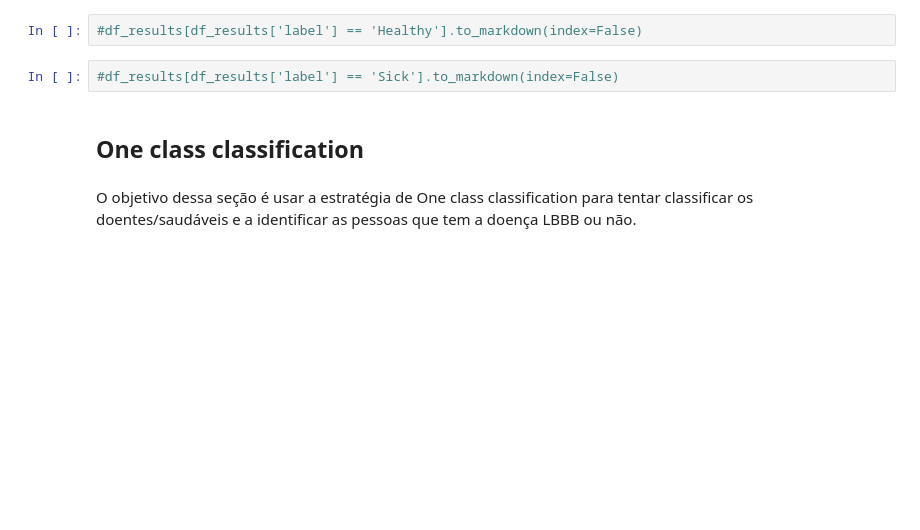
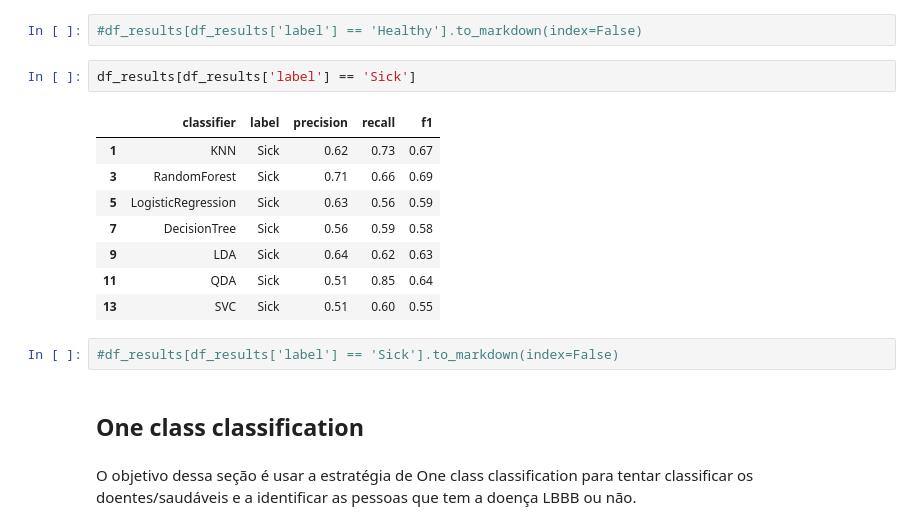
Before and after one commit to raularaju/visibility_graph_classifier, a Jupyter notebook: teste.ipynb, the cells around one changed output. Saved outputs shown, nothing was run; the diff lists cells and outputs as text; blank space fills up the shorter version.

```diff
--- a/teste.ipynb
+++ b/teste.ipynb
@@ -1712,5 +1528,16 @@ df_results[float_columns] = df_results[float_columns].round(2)
 # %%
 #df_results[df_results['label'] == 'Healthy'].to_markdown(index=False)
+# %%
+df_results[df_results['label'] == 'Sick']
+# %% [output]
+|  | classifier | label | precision | recall | f1 |
+| 1 | KNN | Sick | 0.62 | 0.73 | 0.67 |
+| 3 | RandomForest | Sick | 0.71 | 0.66 | 0.69 |
+| 5 | LogisticRegression | Sick | 0.63 | 0.56 | 0.59 |
+| 7 | DecisionTree | Sick | 0.56 | 0.59 | 0.58 |
+| 9 | LDA | Sick | 0.64 | 0.62 | 0.63 |
+| 11 | QDA | Sick | 0.51 | 0.85 | 0.64 |
+| 13 | SVC | Sick | 0.51 | 0.60 | 0.55 |
 # %%
 #df_results[df_results['label'] == 'Sick'].to_markdown(index=False)
 # %% [markdown]
```
Also changed, not shown: parts of 65 cells of this notebook, 15 other files.
